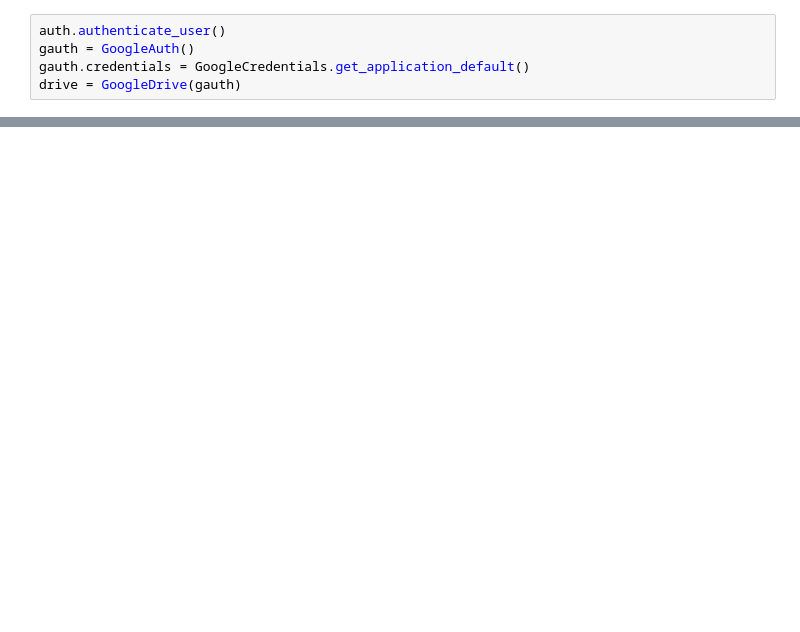
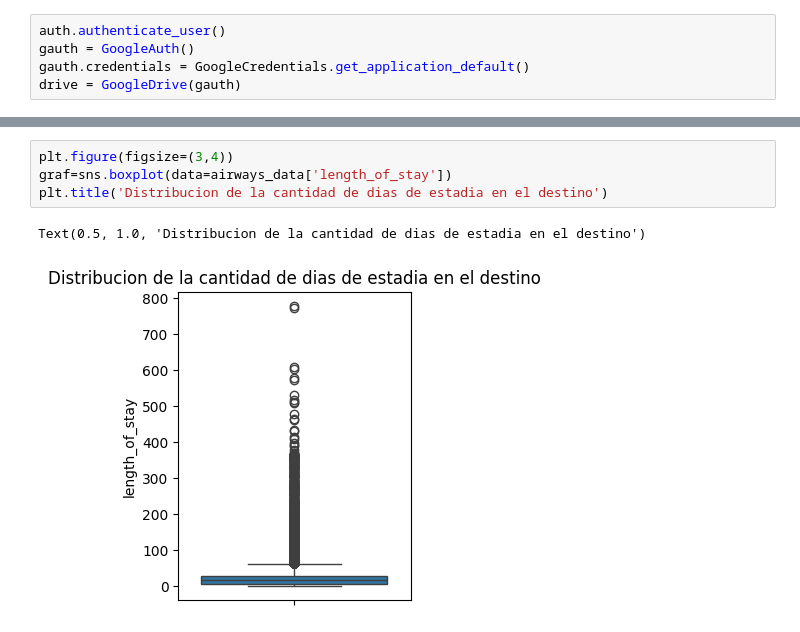
Before and after one commit to agalarza768/TP1-Orga_de_datos, a Jupyter notebook: TP_Orga.ipynb, the cells around one changed output, grey strips where cells are left out. Cells and saved outputs as stored; diff of their text form; blank space fills up the shorter version.

```diff
--- a/TP_Orga.ipynb
+++ b/TP_Orga.ipynb
@@ -162,0 +198,7 @@ grp.plot(kind='bar',figsize=(20,5),title='Inserte titulo aqui',rot=75,color='lig
+# %%
+plt.figure(figsize=(3,4))
+graf=sns.boxplot(data=airways_data['length_of_stay'])
+plt.title('Distribucion de la cantidad de dias de estadia en el destino')
+# %% [output]
+Text(0.5, 1.0, 'Distribucion de la cantidad de dias de estadia en el destino')
+[figure, added]
```
Also changed, not shown: parts of 29 cells of this notebook.
